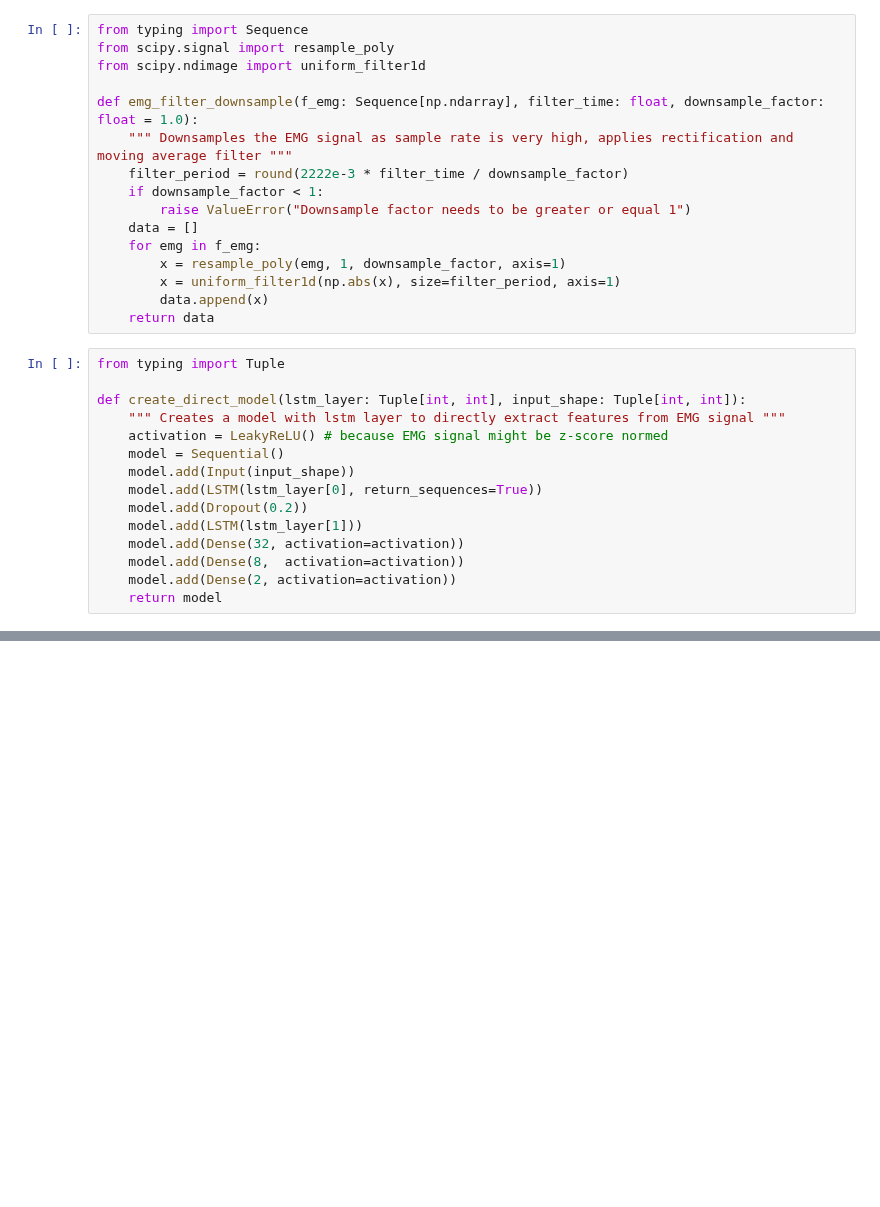
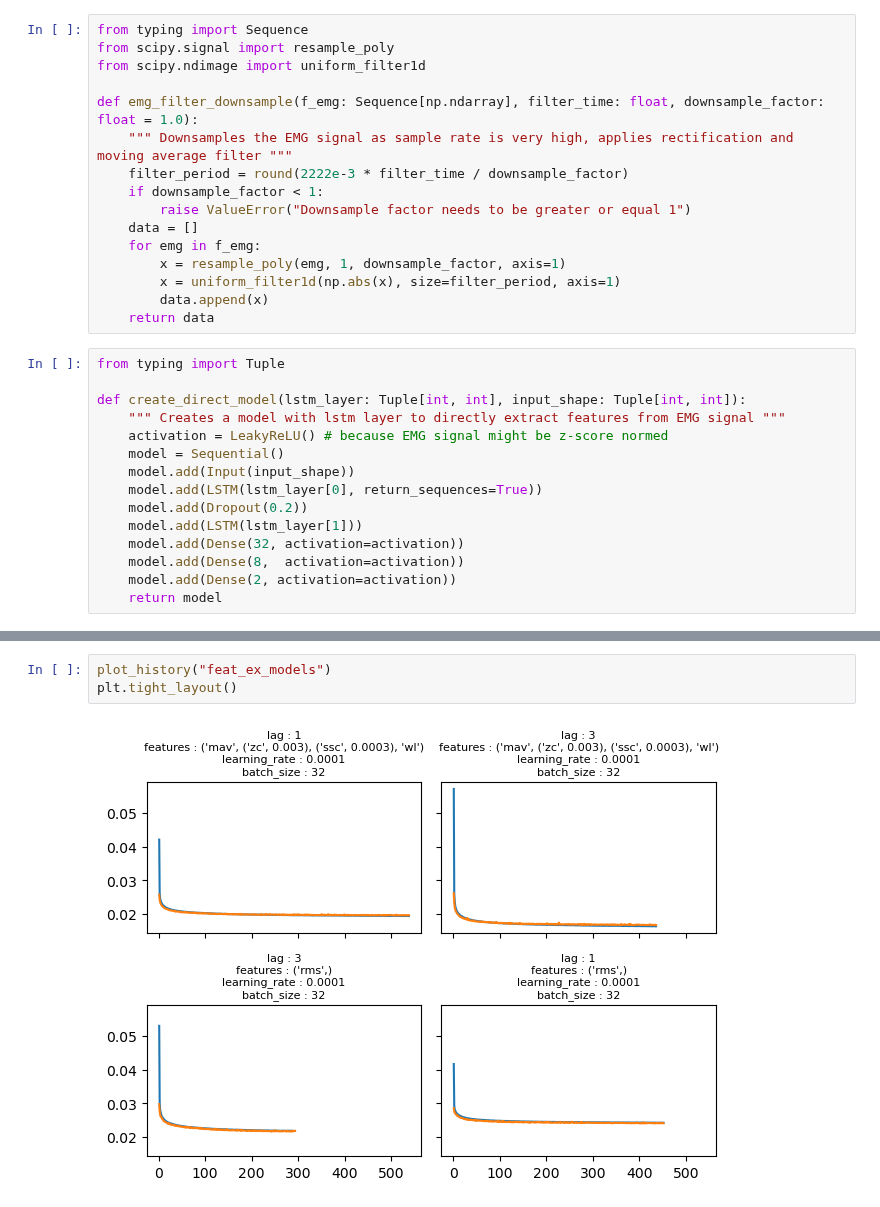
Before and after one commit to gjmm07/Masterthesis, a Jupyter notebook: feat_extra_model.ipynb, the cells around one changed output, grey strips where cells are left out. Drawn from its saved outputs; the diff is of its cells as text; blank space fills up the shorter version.

```diff
--- a/feat_extra_model.ipynb
+++ b/feat_extra_model.ipynb
@@ -395,0 +400,5 @@ Epoch 124/1000
+# %%
+plot_history("feat_ex_models")
+plt.tight_layout()
+# %% [output]
+[figure, added]
```
Also changed, not shown: parts of 14 cells of this notebook, 2 other files.
